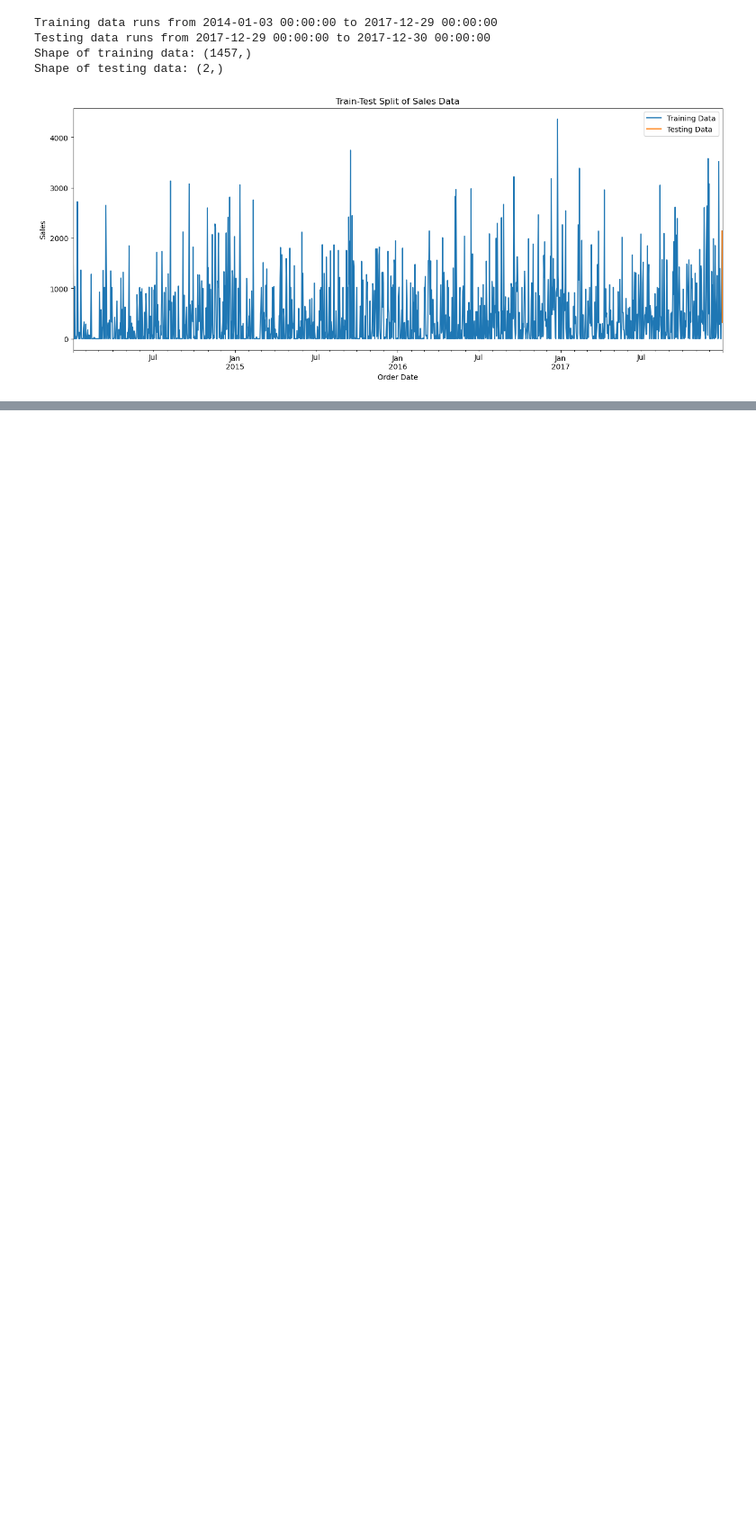
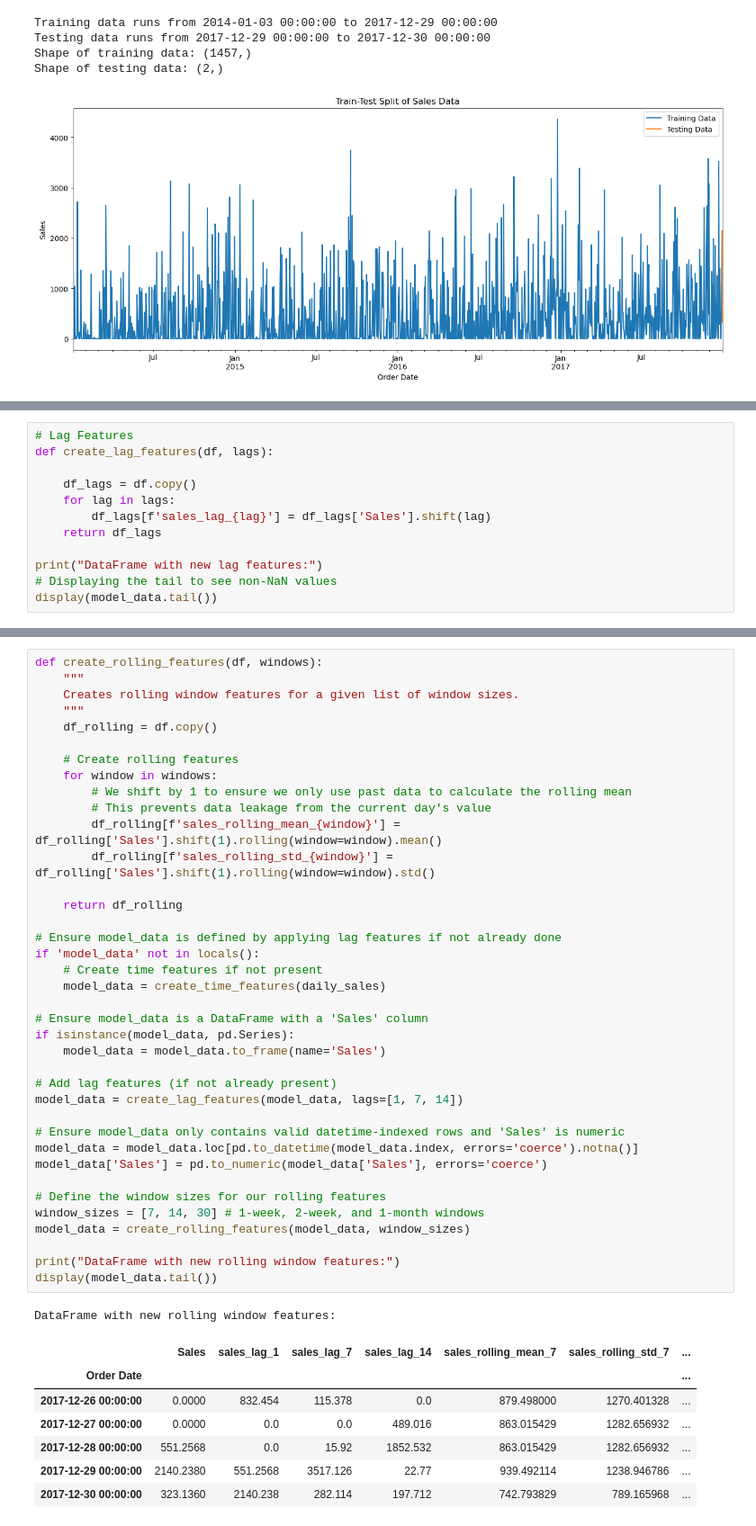
Before and after one commit to huzaifa776/Sales-Forecasting-with-Time-Series-Analysis, a Jupyter notebook: Pre-Processing.ipynb, the cells around one changed output, grey strips where cells are left out. Shown at 90% size. Saved outputs shown, nothing was run; the diff lists cells and outputs as text; blank space fills up the shorter version.

```diff
--- a/Pre-Processing.ipynb
+++ b/Pre-Processing.ipynb
@@ -147,0 +198,12 @@ Shape of testing data: (2,)
+# %%
+# Lag Features
+def create_lag_features(df, lags):
+
+    df_lags = df.copy()
+    for lag in lags:
+        df_lags[f'sales_lag_{lag}'] = df_lags['Sales'].shift(lag)
+    return df_lags
+
+print("DataFrame with new lag features:")
+# Displaying the tail to see non-NaN values
+display(model_data.tail())
@@ -147,0 +224,47 @@ Shape of testing data: (2,)
+# %%
+def create_rolling_features(df, windows):
+    """
+    Creates rolling window features for a given list of window sizes.
+    """
+    df_rolling = df.copy()
+
+    # Create rolling features
+    for window in windows:
+        # We shift by 1 to ensure we only use past data to calculate the rolling mean
+        # This prevents data leakage from the current day's value
+        df_rolling[f'sales_rolling_mean_{window}'] = df_rolling['Sales'].shift(1).rolling(window=window).mean()
+        df_rolling[f'sales_rolling_std_{window}'] = df_rolling['Sales'].shift(1).rolling(window=window).std()
+
+    return df_rolling
+
+# Ensure model_data is defined by applying lag features if not already done
+if 'model_data' not in locals():
+    # Create time features if not present
+    model_data = create_time_features(daily_sales)
+
+# Ensure model_data is a DataFrame with a 'Sales' column
+if isinstance(model_data, pd.Series):
+    model_data = model_data.to_frame(name='Sales')
+
+# Add lag features (if not already present)
+model_data = create_lag_features(model_data, lags=[1, 7, 14])
+
+# Ensure model_data only contains valid datetime-indexed rows and 'Sales' is numeric
+model_data = model_data.loc[pd.to_datetime(model_data.index, errors='coerce').notna()]
+model_data['Sales'] = pd.to_numeric(model_data['Sales'], errors='coerce')
+
+# Define the window sizes for our rolling features
+window_sizes = [7, 14, 30] # 1-week, 2-week, and 1-month windows
+model_data = create_rolling_features(model_data, window_sizes)
+
+print("DataFrame with new rolling window features:")
+display(model_data.tail())
+# %% [output]
+DataFrame with new rolling window features:
+|  | Sales | sales_lag_1 | sales_lag_7 | sales_lag_14 | sales_rolling_mean_7 | sales_rolling_std_7 | ... |
+| Order Date |  |  |  |  |  |  | ... |
+| 2017-12-26 00:00:00 | 0.0000 | 832.454 | 115.378 | 0.0 | 879.498000 | 1270.401328 | ... |
+| 2017-12-27 00:00:00 | 0.0000 | 0.0 | 0.0 | 489.016 | 863.015429 | 1282.656932 | ... |
+| 2017-12-28 00:00:00 | 551.2568 | 0.0 | 15.92 | 1852.532 | 863.015429 | 1282.656932 | ... |
+| 2017-12-29 00:00:00 | 2140.2380 | 551.2568 | 3517.126 | 22.77 | 939.492114 | 1238.946786 | ... |
+| 2017-12-30 00:00:00 | 323.1360 | 2140.238 | 282.114 | 197.712 | 742.793829 | 789.165968 | ... |
```
Also changed, not shown: parts of 6 cells of this notebook, 1 other file.
